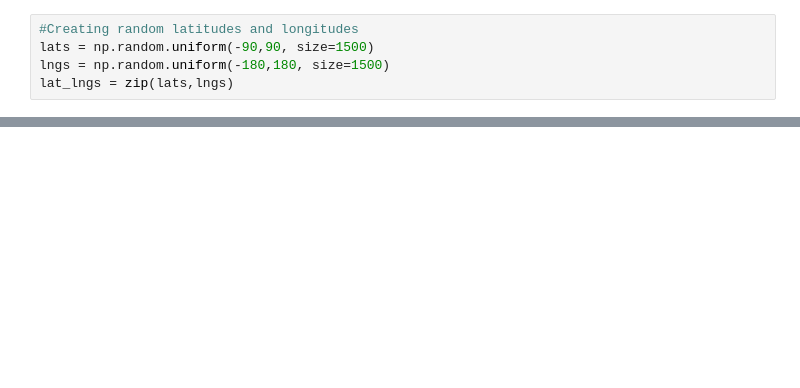
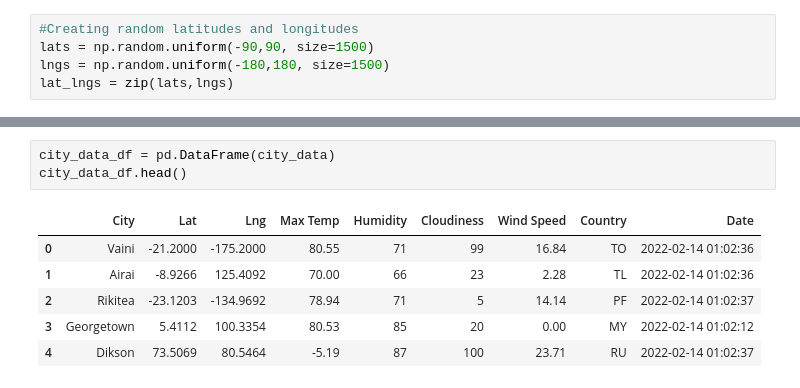
Before and after one commit to AndyMauvais/World_Weather_Analysis, a Jupyter notebook: WeatherPy.ipynb, the cells around one changed output, grey strips where cells are left out. Saved outputs shown, nothing was run; the diff lists cells and outputs as text; blank space fills up the shorter version.

```diff
--- a/WeatherPy.ipynb
+++ b/WeatherPy.ipynb
@@ -32,0 +108,10 @@ Number of cities: 607
+# %%
+city_data_df = pd.DataFrame(city_data)
+city_data_df.head()
+# %% [output]
+|  | City | Lat | Lng | Max Temp | Humidity | Cloudiness | Wind Speed | Country | Date |
+| 0 | Vaini | -21.2000 | -175.2000 | 80.55 | 71 | 99 | 16.84 | TO | 2022-02-14 01:02:36 |
+| 1 | Airai | -8.9266 | 125.4092 | 70.00 | 66 | 23 | 2.28 | TL | 2022-02-14 01:02:36 |
+| 2 | Rikitea | -23.1203 | -134.9692 | 78.94 | 71 | 5 | 14.14 | PF | 2022-02-14 01:02:37 |
+| 3 | Georgetown | 5.4112 | 100.3354 | 80.53 | 85 | 20 | 0.00 | MY | 2022-02-14 01:02:12 |
+| 4 | Dikson | 73.5069 | 80.5464 | -5.19 | 87 | 100 | 23.71 | RU | 2022-02-14 01:02:37 |
```
Also changed, not shown: parts of 7 cells of this notebook, 1 other file.
